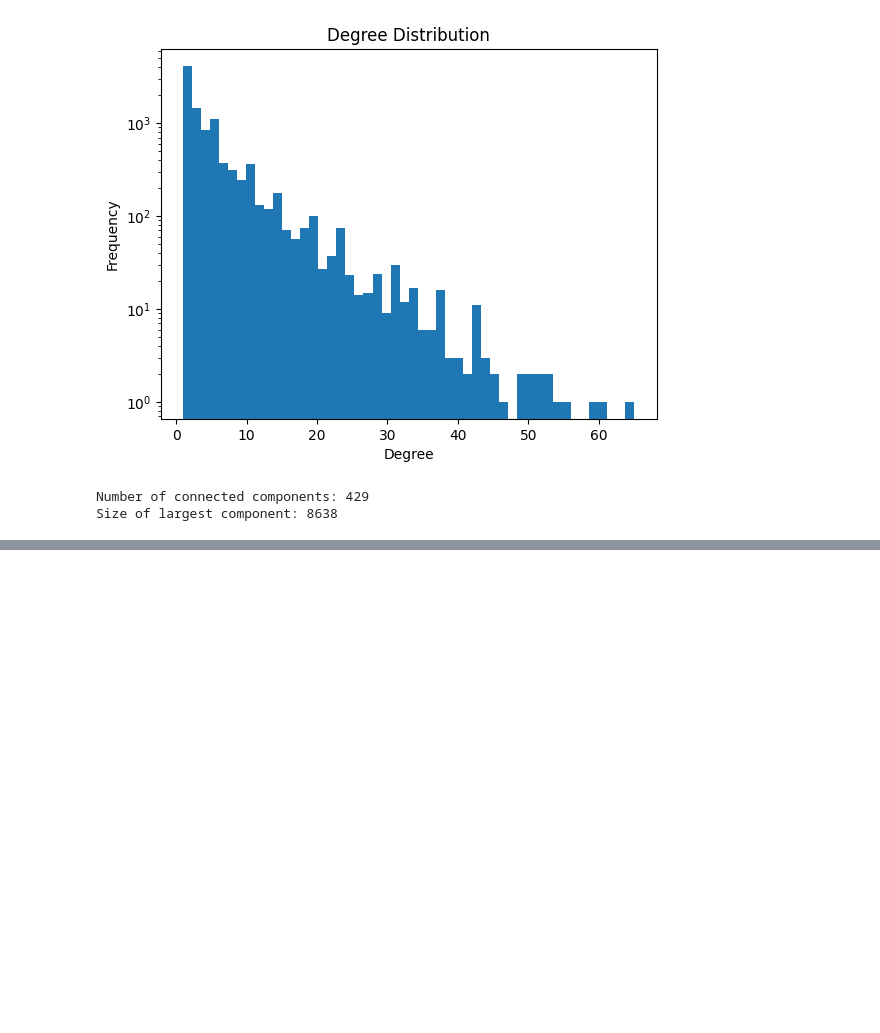
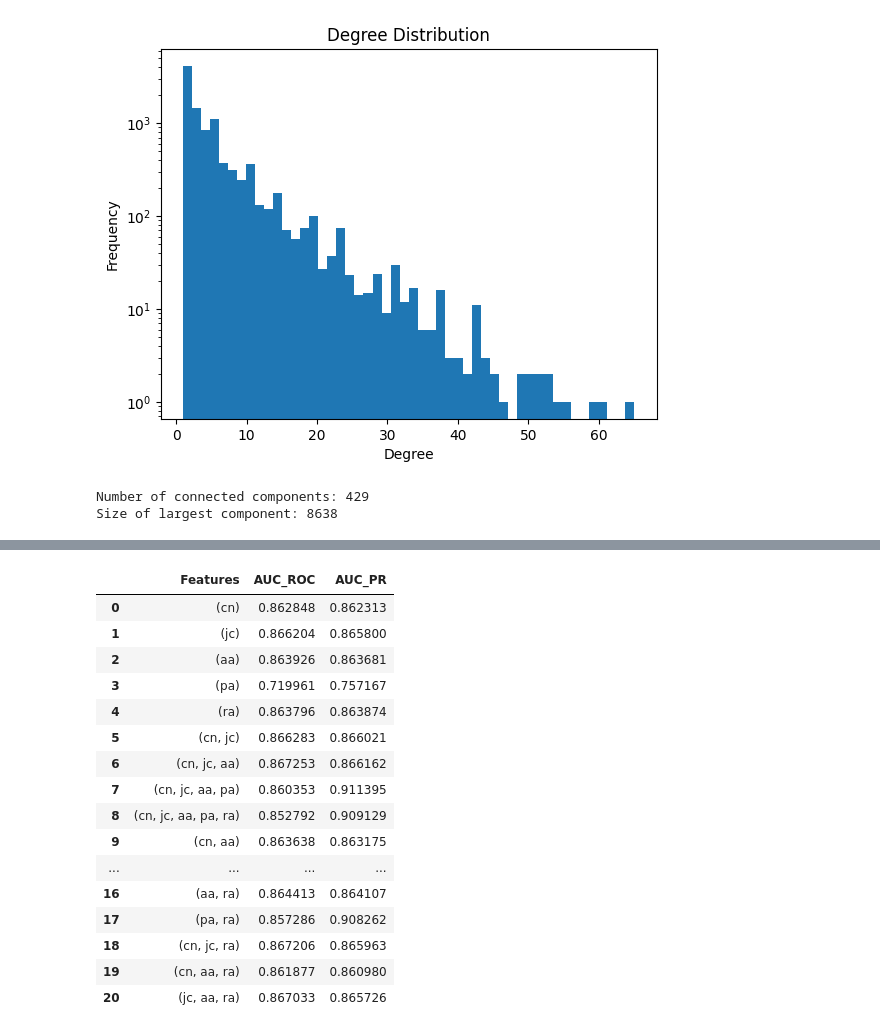
Before and after one commit to quelmitch/link-prediction-learning, a Jupyter notebook: 2_scientific_authors_collaboration/classifier.ipynb, the cells around one changed output, grey strips where cells are left out. Saved outputs shown, nothing was run; the diff lists cells and outputs as text; code cells hidden in the pictures; blank space fills up the shorter version.

```diff
--- a/2_scientific_authors_collaboration/classifier.ipynb
+++ b/2_scientific_authors_collaboration/classifier.ipynb
@@ -82,22 +86,3 @@ def build_feature_dataset(pairs, G, features=None):
         feature_vectors.append(vector)
 
     return feature_vectors
-# %%
-X_train, X_test, y_train, y_test = splits.create_train_test_split(
-    G,
-    lambda pairs, G: build_feature_dataset(pairs, G, features=["ra"]),
-    lambda: ns.random_negative_sampling(G)
-)
-# %%
-def train_and_evaluate(X_train, y_train, X_test, y_test):
-    ## Train on Random Forest ##
-    clf = RandomForestClassifier(n_estimators=100, random_state=42)
-    clf.fit(X_train, y_train)
-
-    ## Evaluate ##
-    y_pred = clf.predict_proba(X_test)[:,1] # Returns 2D with 0 and 1 class probability pairs
-    auc = roc_auc_score(y_test, y_pred)
-    print(f"ROC-AUC: {auc:.4f}")
-
-
-train_and_evaluate(X_train, y_train, X_test, y_test)
@@ -123,0 +89,76 @@ ROC-AUC (ra): 0.8628
+# %%
+feature_combinations = [
+    # Single features
+    (['cn'], '(cn)'),
+    (['jc'], '(jc)'),
+    (['aa'], '(aa)'),
+    (['pa'], '(pa)'),
+    (['ra'], '(ra)'),
+
+    # Progressive combinations
+    (['cn', 'jc'], '(cn, jc)'),
+    (['cn', 'jc', 'aa'], '(cn, jc, aa)'),
+    (['cn', 'jc', 'aa', 'pa'], '(cn, jc, aa, pa)'),
+    (['cn', 'jc', 'aa', 'pa', 'ra'], '(cn, jc, aa, pa, ra)'),
+
+    # Additional interesting combinations
+    (['cn', 'aa'], '(cn, aa)'),
+    (['cn', 'pa'], '(cn, pa)'),
+    (['cn', 'ra'], '(cn, ra)'),
+    (['jc', 'aa'], '(jc, aa)'),
+    (['jc', 'pa'], '(jc, pa)'),
+    (['jc', 'ra'], '(jc, ra)'),
+    (['aa', 'pa'], '(aa, pa)'),
+    (['aa', 'ra'], '(aa, ra)'),
+    (['pa', 'ra'], '(pa, ra)'),
+
+    # Three feature combinations
+    (['cn', 'jc', 'ra'], '(cn, jc, ra)'),
+    (['cn', 'aa', 'ra'], '(cn, aa, ra)'),
+    (['jc', 'aa', 'ra'], '(jc, aa, ra)'),
+]
+
+results_list = []
+
+for features, description in feature_combinations:
+    # Create train/test split with current feature combination
+    X_train, X_test, y_train, y_test = splits.create_train_test_split(
+        G,
+        lambda pairs, G: build_feature_dataset(pairs, G, features=features),
+        lambda: ns.random_negative_sampling(G)
+    )
+
+    # Train and evaluate
+    clf = RandomForestClassifier(n_estimators=100, random_state=42)
+    clf.fit(X_train, y_train)
+    y_pred = clf.predict_proba(X_test)[:,1]
+    auc_pr = average_precision_score(y_test, y_pred)
+    auc_roc = roc_auc_score(y_test, y_pred)
+
+    results_list.append({
+        'Features': description,
+        'AUC_ROC': auc_roc,
+        'AUC_PR': auc_pr,
+        'Has_PA': 'pa' in features,
+    })
+
+df = pd.DataFrame(results_list)
+df[["Features", "AUC_ROC", "AUC_PR"]]
+# %% [output]
+|  | Features | AUC_ROC | AUC_PR |
+| 0 | (cn) | 0.862848 | 0.862313 |
+| 1 | (jc) | 0.866204 | 0.865800 |
+| 2 | (aa) | 0.863926 | 0.863681 |
+| 3 | (pa) | 0.719961 | 0.757167 |
+| 4 | (ra) | 0.863796 | 0.863874 |
+| 5 | (cn, jc) | 0.866283 | 0.866021 |
+| 6 | (cn, jc, aa) | 0.867253 | 0.866162 |
+| 7 | (cn, jc, aa, pa) | 0.860353 | 0.911395 |
+| 8 | (cn, jc, aa, pa, ra) | 0.852792 | 0.909129 |
+| 9 | (cn, aa) | 0.863638 | 0.863175 |
+| ... | ... | ... | ... |
+| 16 | (aa, ra) | 0.864413 | 0.864107 |
+| 17 | (pa, ra) | 0.857286 | 0.908262 |
+| 18 | (cn, jc, ra) | 0.867206 | 0.865963 |
+| 19 | (cn, aa, ra) | 0.861877 | 0.860980 |
+| 20 | (jc, aa, ra) | 0.867033 | 0.865726 |
```
Also changed, not shown: parts of 8 cells of this notebook.
